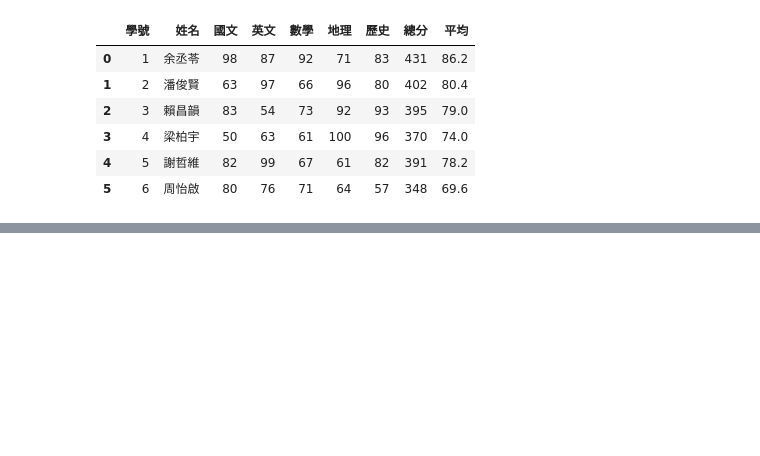
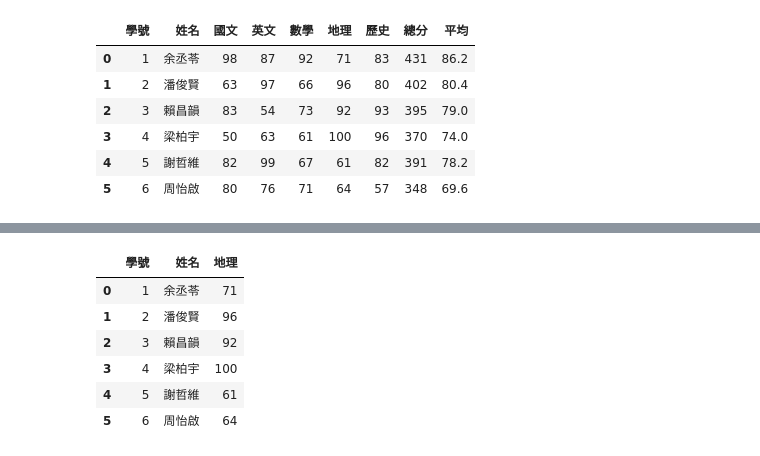
Before and after one commit to Yufonglin/2023_07_25_2_4, a Jupyter notebook: lesson17_4.ipynb, the cells around one changed output, grey strips where cells are left out. Cells and saved outputs as stored; diff of their text form; code cells hidden in the pictures; blank space fills up the shorter version.

```diff
--- a/lesson17_4.ipynb
+++ b/lesson17_4.ipynb
@@ -57,0 +87,10 @@ df.iloc[0:6]
+# %%
+df.loc[:5,["學號","姓名","地理"]]
+# %% [output]
+|  | 學號 | 姓名 | 地理 |
+| 0 | 1 | 余丞苓 | 71 |
+| 1 | 2 | 潘俊賢 | 96 |
+| 2 | 3 | 賴昌韻 | 92 |
+| 3 | 4 | 梁柏宇 | 100 |
+| 4 | 5 | 謝哲維 | 61 |
+| 5 | 6 | 周怡啟 | 64 |
```
Also changed, not shown: parts of 2 cells of this notebook, 1 other file.
